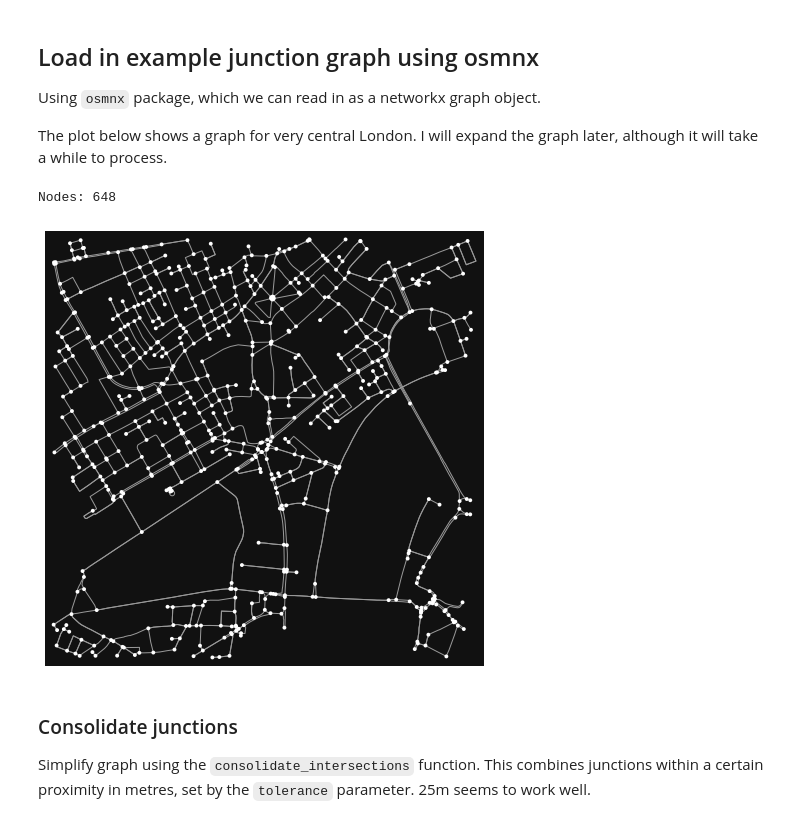
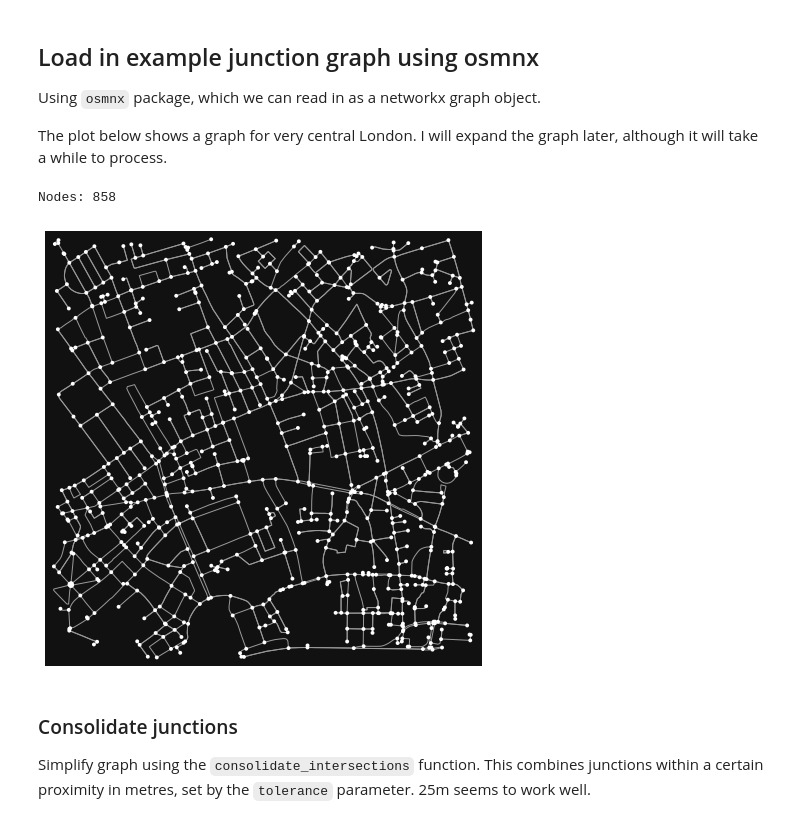
Before and after one commit to londoncyclingcampaign/lcc-dangerous-junctions, a Jupyter notebook: notebooks/junctions-graph.ipynb, the cells around one changed output. Cells and saved outputs as stored; diff of their text form; code cells hidden in the pictures.

Commit message:
fix missing city of london issue

```diff
--- a/notebooks/junctions-graph.ipynb
+++ b/notebooks/junctions-graph.ipynb
@@ -59,16 +59,17 @@ The plot below shows a graph for very central London. I will expand the graph la
 # ox.plot_graph(G1);
 # %%
 G1 = ox.graph_from_address(
-    'London, UK',
+    'Holborn, London, UK',
     network_type='drive',
-    dist=1000
+    dist=1000,
+    simplify=True
 )
 
 print(f'Nodes: {len(G1.nodes)}')
 ox.plot_graph(G1);
 # %% [output]
-Nodes: 648
+Nodes: 858
-[figure, old version]
+[figure, new version]
 # %% [markdown]
 ### Consolidate junctions
 
```
Also changed, not shown: parts of 1 cell of this notebook, 1 other file.
